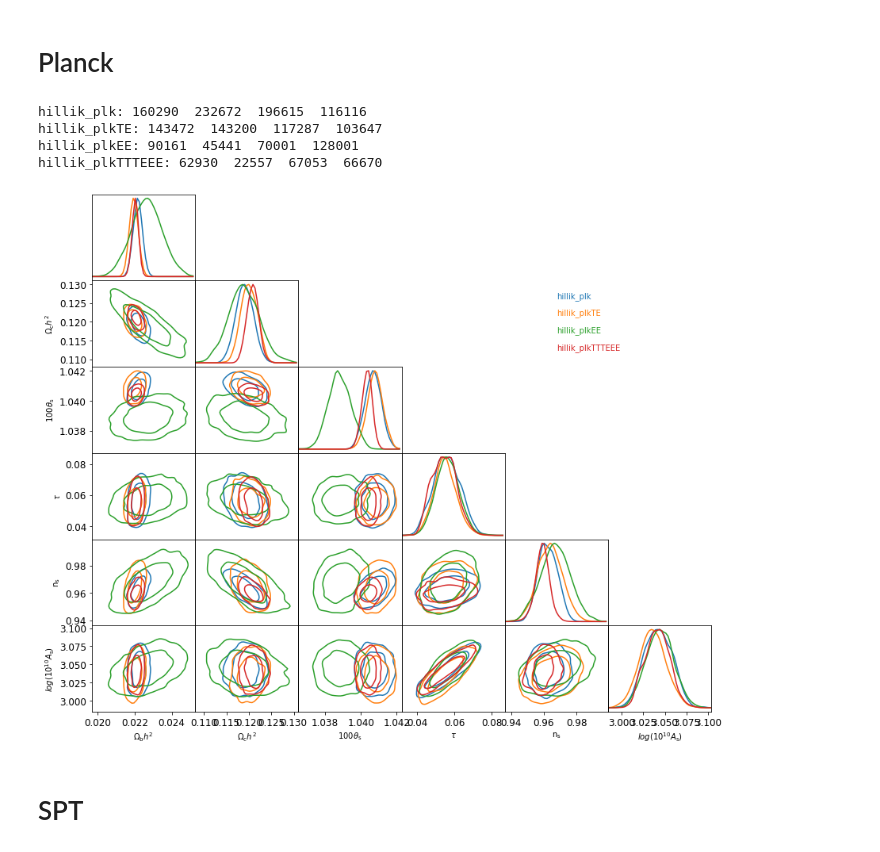
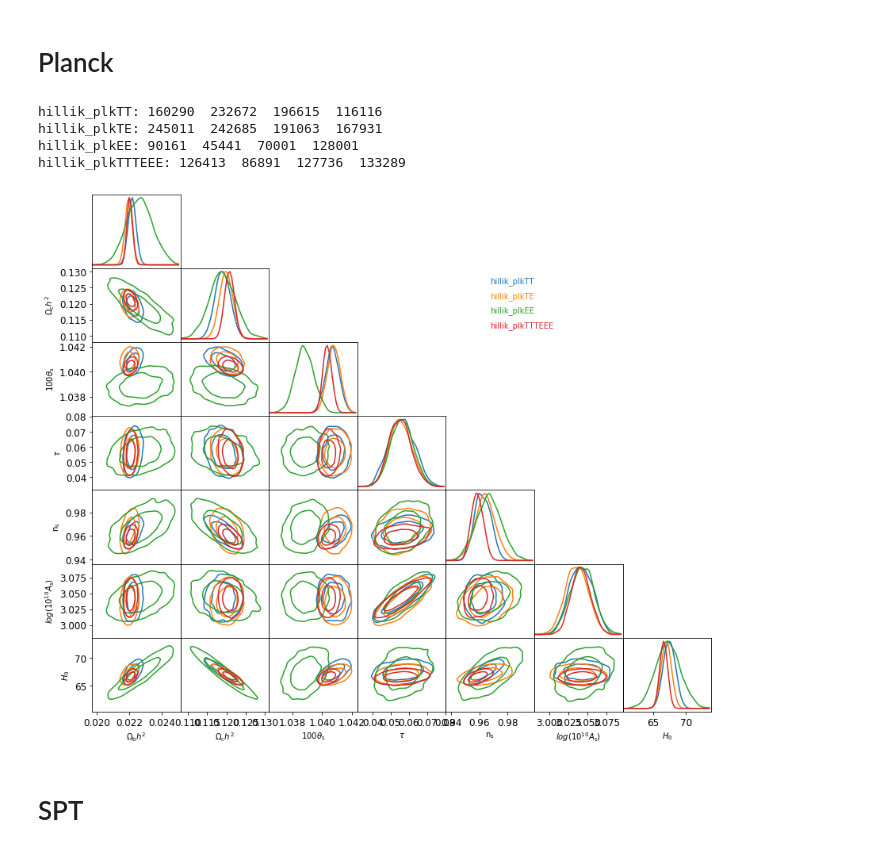
Before and after one commit to mtristram/hillik, a Jupyter notebook: scripts/hillik_chains.ipynb, the cells around one changed output. Drawn from its saved outputs; the diff is of its cells as text; code cells hidden in the pictures.

```diff
--- a/scripts/hillik_chains.ipynb
+++ b/scripts/hillik_chains.ipynb
@@ -83,16 +62,16 @@ fig=MCtools.triangle( chains, listpar, labels=runnames)
 # %% [markdown]
 # Planck
 # %%
-runnames = ['hillik_plk','hillik_plkTE','hillik_plkEE','hillik_plkTTTEEE']
+runnames = ['hillik_plkTT','hillik_plkTE','hillik_plkEE','hillik_plkTTTEEE']
 chains = [MCtools.mergeMC( "%s/%s/mcmc" % (DBdir,run), burnin=0.9, nelts=10000) for run in runnames]
-listpar = ['ombh2','omch2','theta','tau','ns','logA']
+listpar = ['ombh2','omch2','theta','tau','ns','logA','H0']
 fig=MCtools.triangle( chains, listpar, labels=runnames, kde=True)
 # %% [output]
-hillik_plk: 160290  232672  196615  116116
-hillik_plkTE: 143472  143200  117287  103647
+hillik_plkTT: 160290  232672  196615  116116
+hillik_plkTE: 245011  242685  191063  167931
 hillik_plkEE: 90161  45441  70001  128001
-hillik_plkTTTEEE: 62930  22557  67053  66670
+hillik_plkTTTEEE: 126413  86891  127736  133289
-[figure, old version]
+[figure, new version]
 # %% [markdown]
 # SPT
 # %%
```
Also changed, not shown: parts of 18 cells of this notebook, 22 other files.
